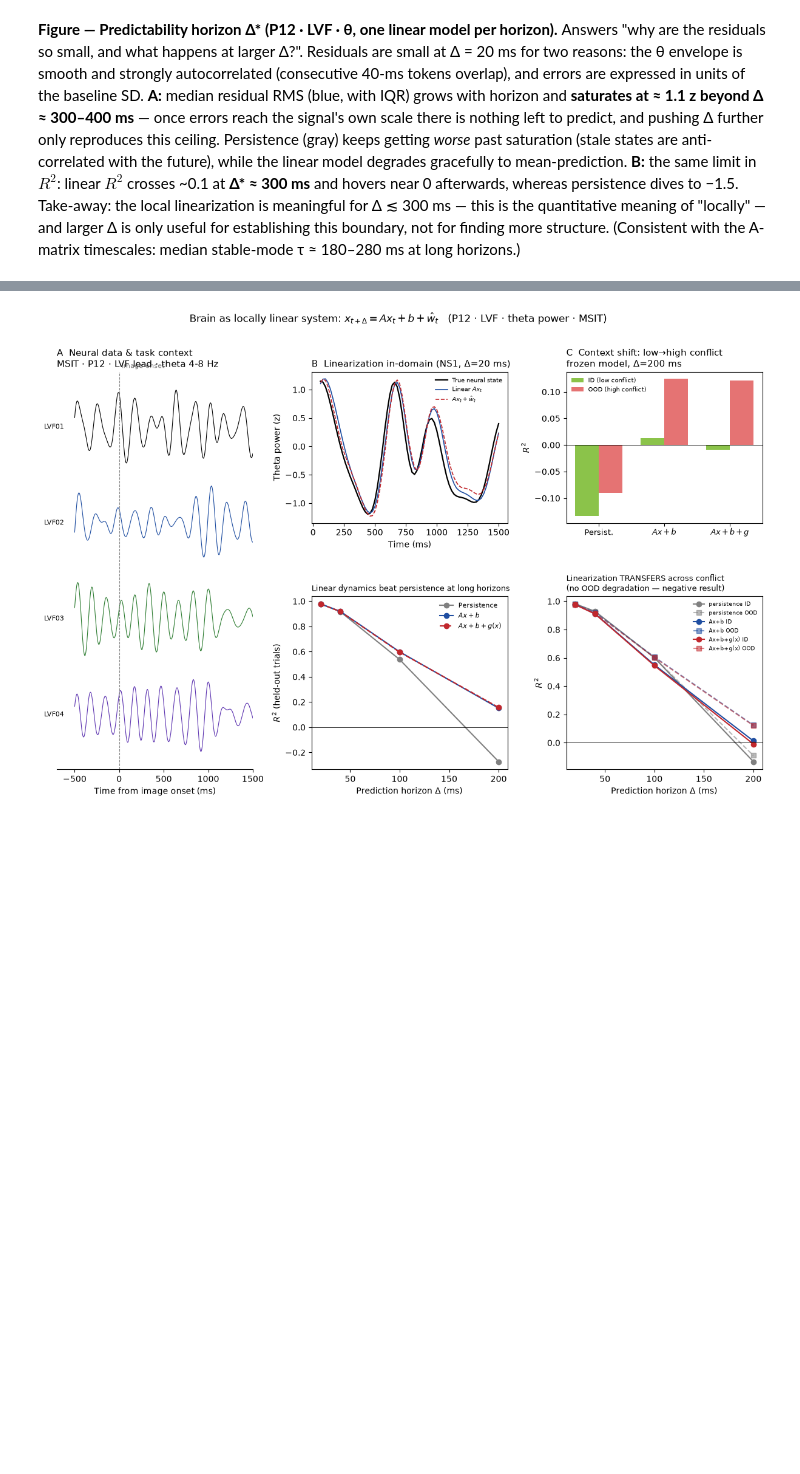
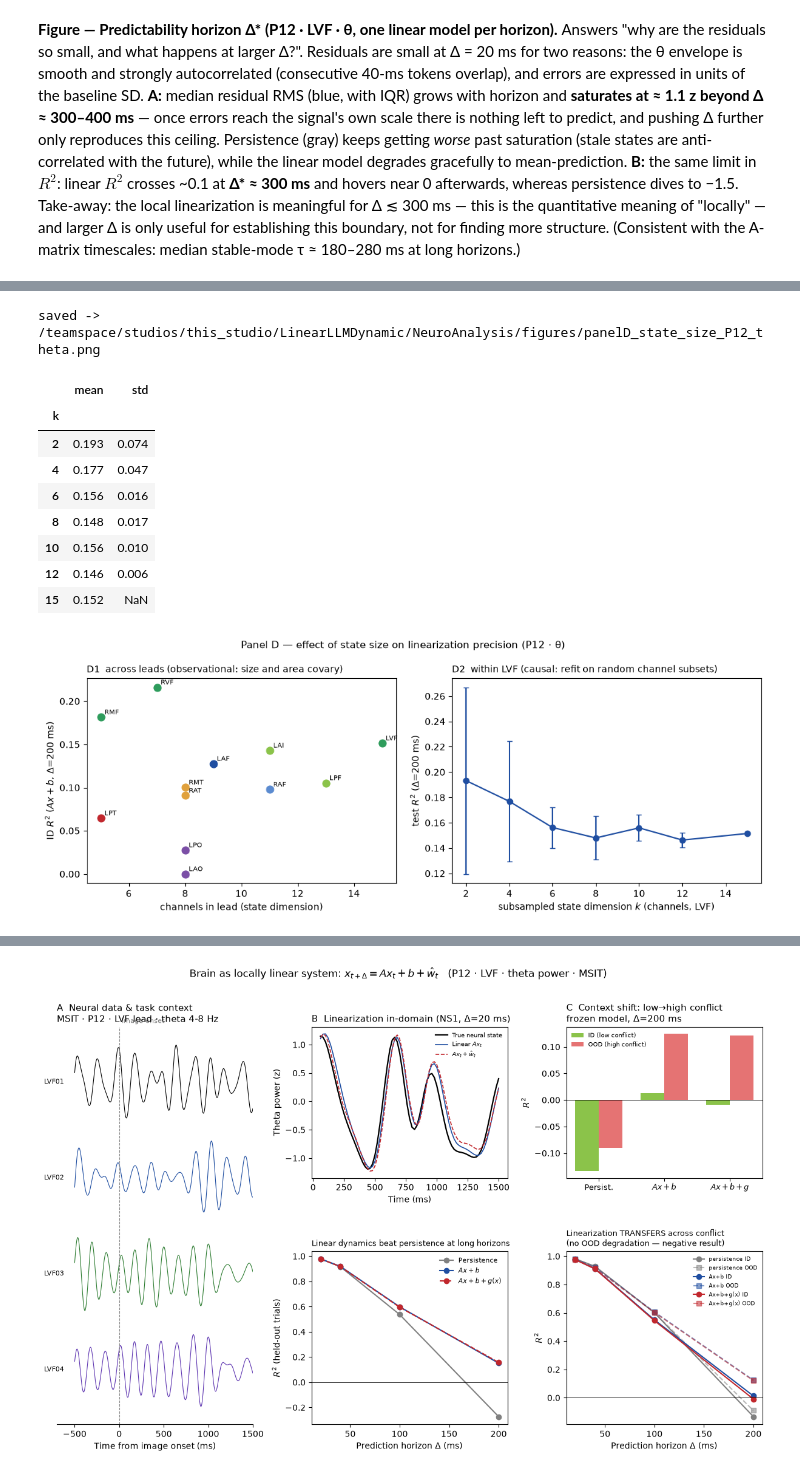
Before and after one commit to rgs2151/controller, a Jupyter notebook: NeuroAnalysis/brain_local_linearization.ipynb, the cells around one changed output, grey strips where cells are left out. Drawn from its saved outputs; the diff is of its cells as text; code cells hidden in the pictures; blank space fills up the shorter version.

Commit message:
composite panels D-F: state size, residual gain under OOD, context-length sweep

```diff
--- a/NeuroAnalysis/brain_local_linearization.ipynb
+++ b/NeuroAnalysis/brain_local_linearization.ipynb
@@ -1358,0 +1363,59 @@ saved -> /teamspace/studios/this_studio/LinearLLMDynamic/NeuroAnalysis/figures/p
+# %%
+# ---------- Panel D: state size (channels per lead) vs precision of linearization ----------
+# Two views: (1) observational — per-lead ID R^2 vs channel count across the montage;
+# (2) causal — subsample k channels WITHIN one lead (LVF), refit, test. Δ = 200 ms
+# (at 20 ms everything is ~0.98 and size effects are invisible).
+h_ms_D = 200
+hsD = h_ms_D // TOKEN_STRIDE_MS
+obs_D = ood_leads[ood_leads.horizon_ms == h_ms_D]
+
+rng_D = np.random.default_rng(RANDOM_SEED)
+n_full = z_r.shape[-1]
+ks_D = [2, 4, 6, 8, 10, 12, n_full]
+rows_D = []
+for k in ks_D:
+    for rep in range(1 if k == n_full else 10):
+        cols = np.sort(rng_D.choice(n_full, size=k, replace=False))
+        zk = z_r[:, :, cols]
+        XtD, YtD = make_pairs(zk[tr], hsD)
+        XvD, YvD = make_pairs(zk[va], hsD)
+        XiD, YiD = make_pairs(zk[te], hsD)
+        A_D, b_D, _ = fit_ridge(XtD, YtD, XvD, YvD)
+        rows_D.append(dict(k=k, rep=rep, R2=pop_r2(YiD, ridge_predict(A_D, b_D, XiD))))
+subs_D = pd.DataFrame(rows_D)
+gD = subs_D.groupby("k")["R2"].agg(["mean", "std"])
+gD.to_csv(RESULTS_DIR / "panelD_state_size_LVF_theta.csv")
+
+fig, (axO, axC) = plt.subplots(1, 2, figsize=(11, 4.3))
+for _, r_ in obs_D.iterrows():
+    axO.scatter(r_.n_ch, r_.R2_lin_ID, s=60, color=AREA_COLORS[r_.area], zorder=3)
+    axO.annotate(r_.lead, (r_.n_ch, r_.R2_lin_ID), fontsize=7.5, xytext=(4, 3),
+                 textcoords="offset points")
+axO.set_xlabel("channels in lead (state dimension)")
+axO.set_ylabel(f"ID $R^2$ ($Ax+b$, $\\Delta$={h_ms_D} ms)")
+axO.set_title("D1  across leads (observational: size and area covary)", loc="left", fontsize=10)
+
+axC.errorbar(gD.index, gD["mean"], yerr=gD["std"], fmt="o-", color=COLOR_LINEAR,
+             capsize=3, lw=1.5)
+axC.set_xlabel("subsampled state dimension $k$ (channels, LVF)")
+axC.set_ylabel(f"test $R^2$ ($\\Delta$={h_ms_D} ms)")
+axC.set_title("D2  within LVF (causal: refit on random channel subsets)", loc="left", fontsize=10)
+fig.suptitle("Panel D — effect of state size on linearization precision (P12 · θ)", fontsize=11)
+fig.tight_layout()
+for ext in ("png", "pdf"):
+    fig.savefig(FIG_DIR / f"panelD_state_size_P12_theta.{ext}", dpi=200, bbox_inches="tight")
+print("saved ->", FIG_DIR / "panelD_state_size_P12_theta.png")
+display(gD.round(3))
+plt.show()
+# %% [output]
+saved -> /teamspace/studios/this_studio/LinearLLMDynamic/NeuroAnalysis/figures/panelD_state_size_P12_theta.png
+|  | mean | std |
+| k |  |  |
+| 2 | 0.193 | 0.074 |
+| 4 | 0.177 | 0.047 |
+| 6 | 0.156 | 0.016 |
+| 8 | 0.148 | 0.017 |
+| 10 | 0.156 | 0.010 |
+| 12 | 0.146 | 0.006 |
+| 15 | 0.152 | NaN |
+[figure, added]
```
Also changed, not shown: parts of 6 cells of this notebook, 9 other files.
